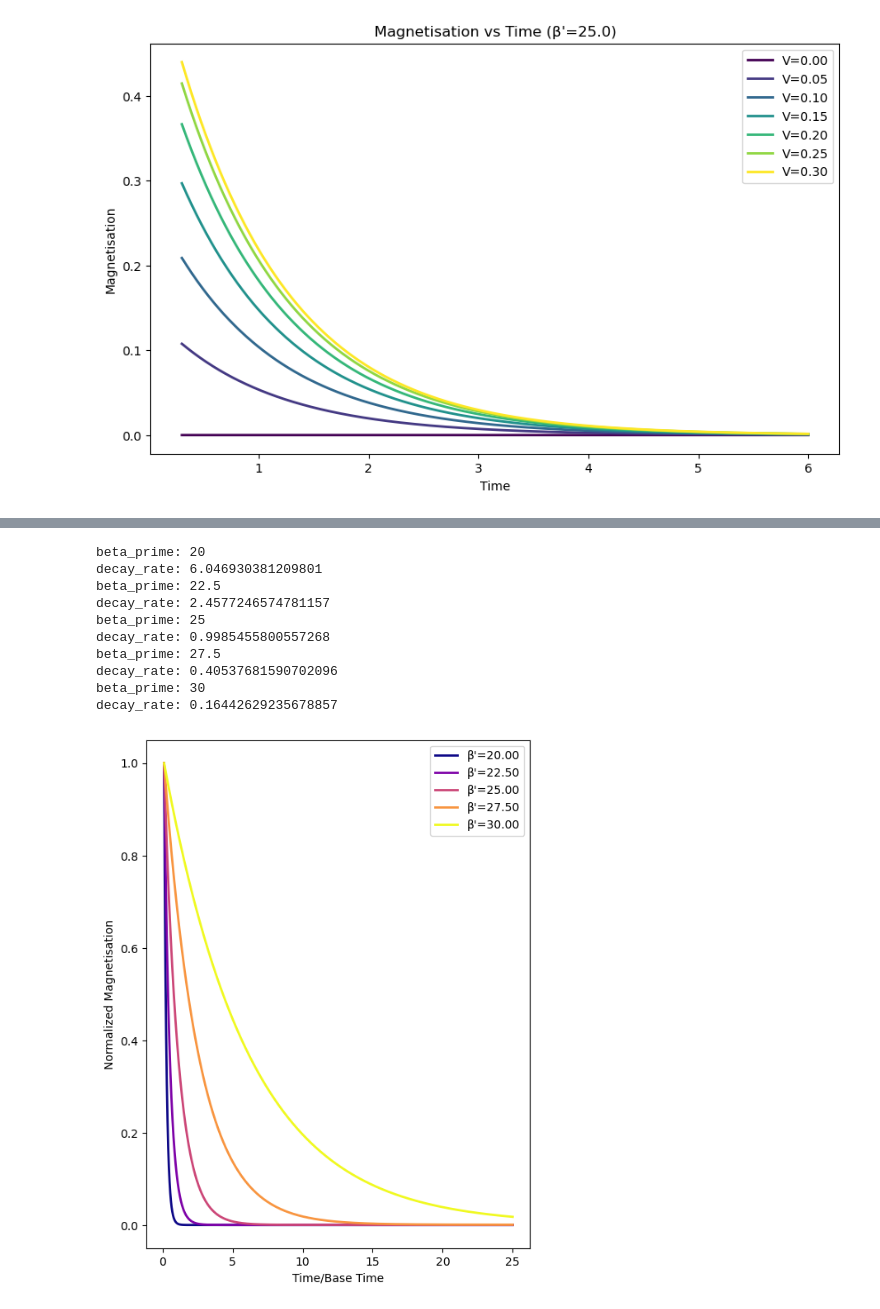
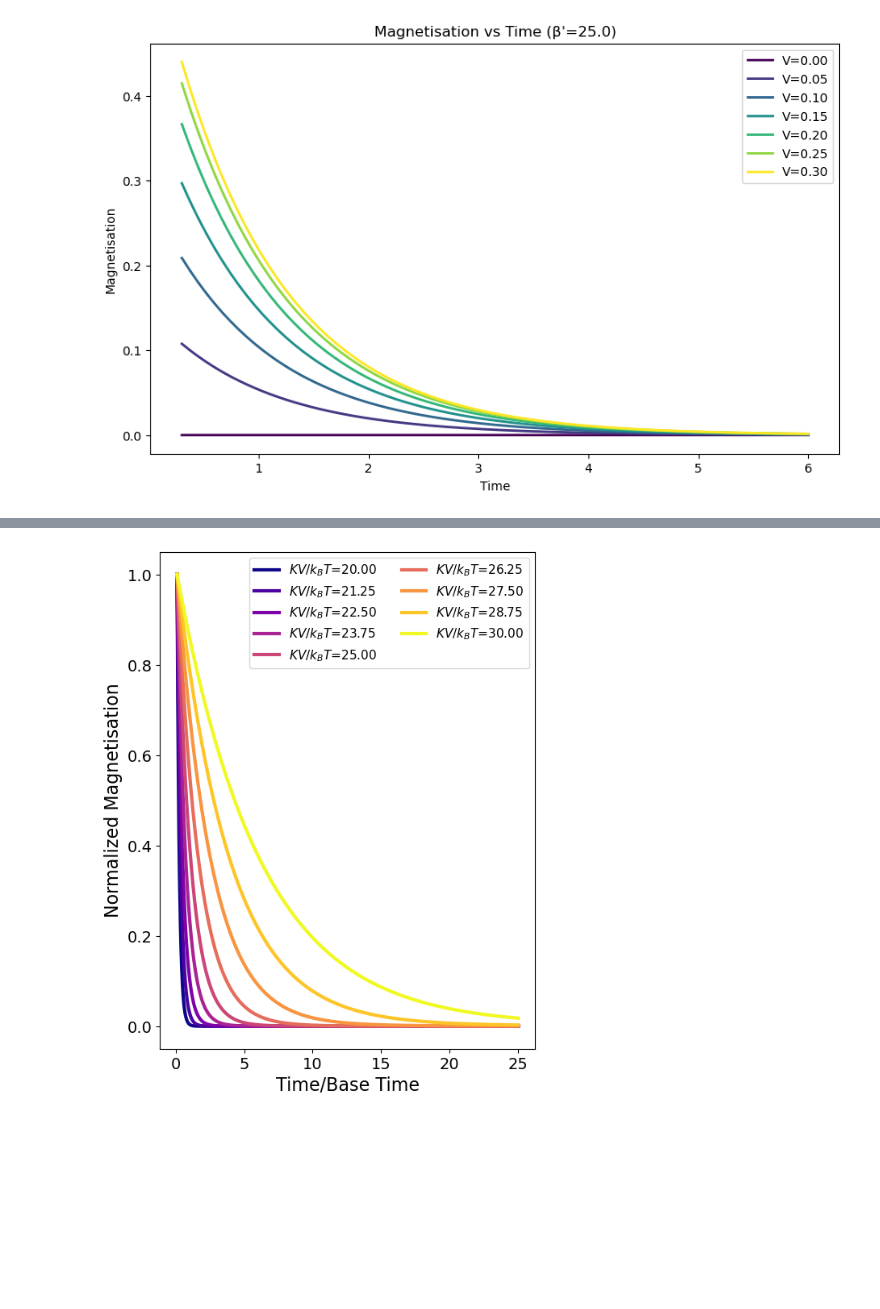
Before and after one commit to VvvpC/spnc_taskindependent_metrics, a Jupyter notebook: Plot_Functions/plotting_omega and magnetisation.ipynb, the cells around one changed output, grey strips where cells are left out. Drawn from its saved outputs; the diff is of its cells as text; code cells hidden in the pictures; blank space fills up the shorter version.

```diff
--- a/Plot_Functions/plotting_omega and magnetisation.ipynb
+++ b/Plot_Functions/plotting_omega and magnetisation.ipynb
@@ -694,16 +694,3 @@ applied voltage: 0.19999999999999998
 applied voltage: 0.24999999999999997
 applied voltage: 0.3
 [figure]
-# %%
-def main():
-    bp = 50.0
-    voltage_range = np.linspace(0, 0.3, 7)
-
-    result = get_magnetisation_vs_time(
-    bp, voltage_range
-)
-
-    return result
-
-if __name__ == '__main__':
-    main()
@@ -719,12 +697,14 @@ applied voltage: 0.3
 # %%
 from scipy.optimize import curve_fit
+import pickle
 
 def exp_decay(t, M0, lambd):
     return M0 * np.exp(-lambd * t)
 
-def get_magnetisation_vs_time_vs_bp(beta_prime_range, voltage, density=200):
+def calculate_magnetisation_vs_time_vs_bp(beta_prime_range, voltage, density=200):
     """
-    画出相同电压下，不同beta_prime参数下磁化强度随时间的演化
+    计算相同电压下，不同beta_prime参数下磁化强度随时间的演化数据
+    返回计算结果用于后续绘图或分析
     """
     # set a result dataset
     result = {}
@@ -752,53 +732,65 @@ def get_magnetisation_vs_time_vs_bp(beta_prime_range, voltage, density=200):
         mags_norm = mags / np.amax(mags)
 
         # fit the decay
         t_fit = thetas[density+1:]
         m_fit = mags_norm[density+1:]
         popt, _ = curve_fit(exp_decay, t_fit, m_fit)
         decay_rate = popt[1]
 
         # record the result
         result[bp] = {
             'time': thetas,
             'magnetisation': mags,
             'magnetisation_norm': mags_norm,
             'decay_rate': decay_rate
         }
         print(f'decay_rate: {decay_rate}')
-    # 绘图
+
+    # save the result
+    with open('magnetisation_vs_time_vs_bp.pkl', 'wb') as f:
+        pickle.dump(result, f)
+
+    return result
+
+def plot_magnetisation_vs_time_vs_bp(filename, beta_prime_range, density=200):
+    """
+    绘制相同电压下，不同beta_prime参数下磁化强度随时间的演化图
+    """
+    # load the result
+    with open(filename, 'rb') as f:
+        result = pickle.load(f)
+
     plt.figure(figsize=(6,8))
     colors = plt.cm.plasma(np.linspace(0, 1, len(beta_prime_range)))
     for i, bp in enumerate(beta_prime_range):
         plt.plot(result[bp]['time'][density+1:], result[bp]['magnetisation_norm'][density+1:],
-                 color=colors[i], label=f"β'={bp:.2f}", linewidth=2)
-    plt.xlabel('Time/Base Time')
-    plt.ylabel('Normalized Magnetisation')
+                 color=colors[i],label=f'$KV/k_BT$={bp:.2f}', linewidth=3)
+    plt.xlabel('Time/Base Time', fontsize=16)
+    plt.ylabel('Normalized Magnetisation', fontsize=16)
+    plt.xticks(fontsize=14)
+    plt.yticks(fontsize=14)
 
-    plt.legend()
+    plt.legend(ncol=2, fontsize=11)
     plt.show()
-    return result
 
 # 用法示例
 def main():
     voltage = 0.4   # 你需要对比时的电压值
-    beta_prime_range = [20,22.5,25,27.5,30]  # 不同beta_prime
-    result = get_magnetisation_vs_time_vs_bp(beta_prime_range, voltage, density=200)
-    return result
+    beta_prime_range = np.linspace(20, 30, 9)
+
+    # 方法1：计算并绘图（原来的方式）
+    # result = get_magnetisation_vs_time_vs_bp(beta_prime_range, voltage, density=200)
+
+    # 方法2：分别计算和绘图（新的方式，避免重复计算）
+    # result = calculate_magnetisation_vs_time_vs_bp(beta_prime_range, voltage, density=200)
+
+    plot_magnetisation_vs_time_vs_bp('magnetisation_vs_time_vs_bp.pkl', beta_prime_range, density=200)
+
 
 if __name__ == '__main__':
     main()
 # %% [output]
-beta_prime: 20
-decay_rate: 6.046930381209801
-beta_prime: 22.5
-decay_rate: 2.4577246574781157
-beta_prime: 25
-decay_rate: 0.9985455800557268
-beta_prime: 27.5
-decay_rate: 0.40537681590702096
-beta_prime: 30
-decay_rate: 0.16442629235678857
-[figure, old version]
+[figure, new version]
 # %%
 import pandas as pd
 import seaborn as sns
```
Also changed, not shown: parts of 4 cells of this notebook.
